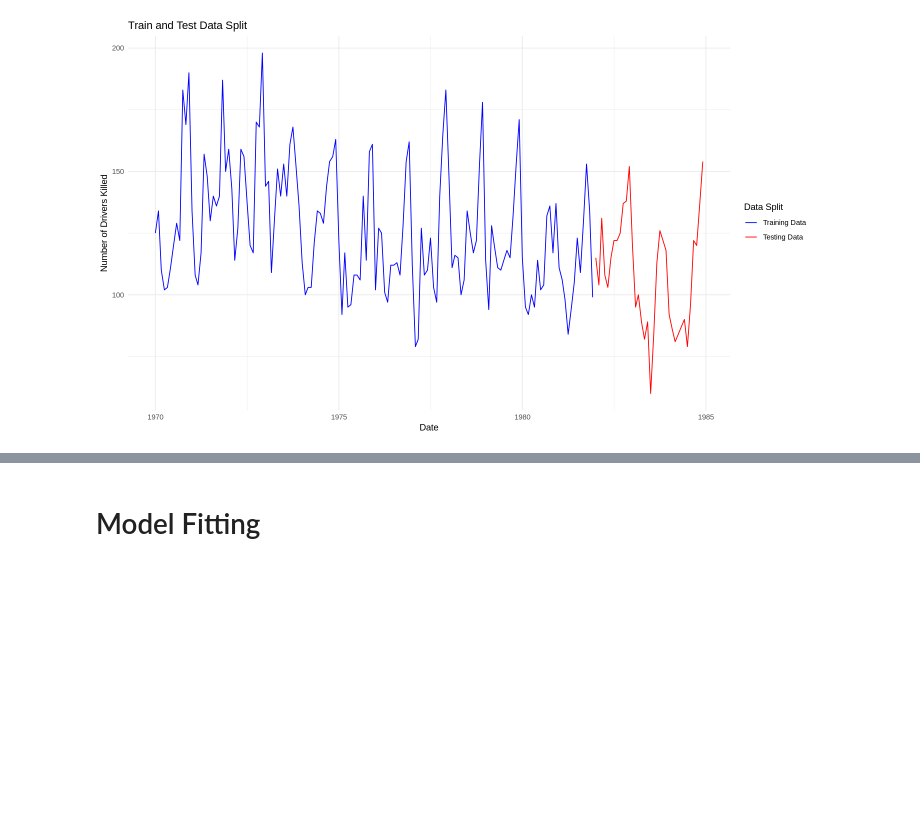
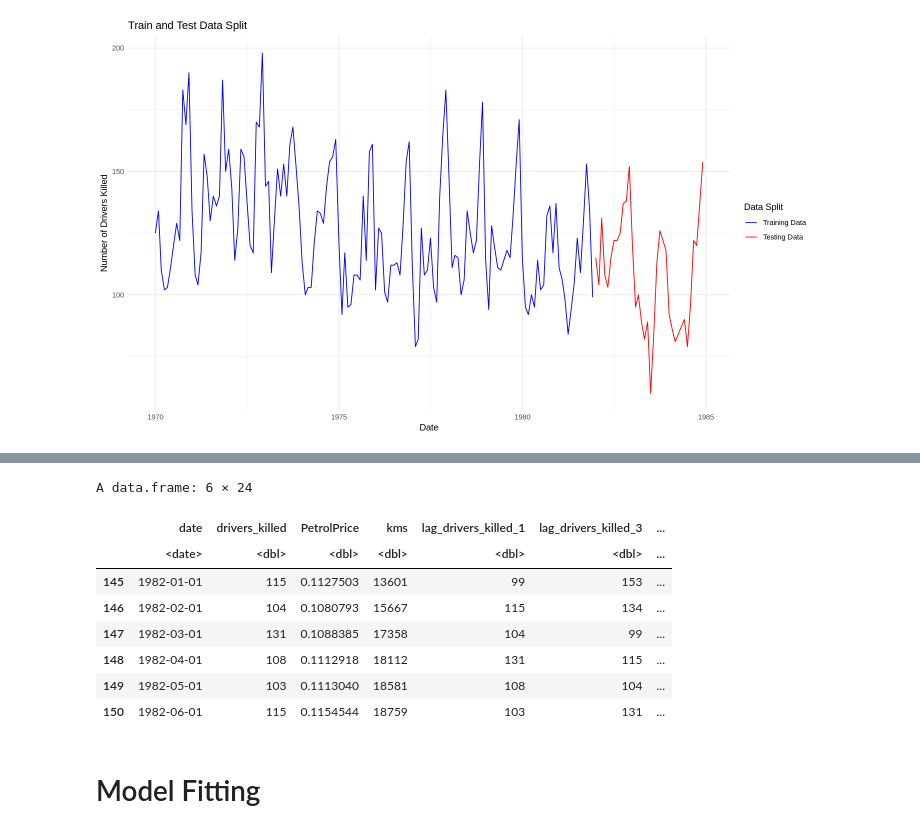
Before and after one commit to williamjowens/library-exploration, a Jupyter notebook: gamlss_count_data_forecasting.ipynb, the cells around one changed output, grey strips where cells are left out. Drawn from its saved outputs; the diff is of its cells as text; code cells hidden in the pictures; blank space fills up the shorter version.

```diff
--- a/gamlss_count_data_forecasting.ipynb
+++ b/gamlss_count_data_forecasting.ipynb
@@ -216,3 +237,23 @@ ggplot() +
+# %%
+# Use the spline basis functions from the training data to transform the test data
+spline_basis_test <- predict(spline_basis_train, newx = test_data$trend)
+spline_basis_test_df <- as.data.frame(spline_basis_test)
+colnames(spline_basis_test_df) <- colnames(spline_basis_train_df)
+
+# Combine the spline basis functions with the test data
+test_data <- cbind(test_data, spline_basis_test_df)
+
+head(test_data)
+# %% [output]
+A data.frame: 6 × 24
+|  | date | drivers_killed | PetrolPrice | kms | lag_drivers_killed_1 | lag_drivers_killed_3 | ... |
+|  | <date> | <dbl> | <dbl> | <dbl> | <dbl> | <dbl> | ... |
+| 145 | 1982-01-01 | 115 | 0.1127503 | 13601 | 99 | 153 | ... |
+| 146 | 1982-02-01 | 104 | 0.1080793 | 15667 | 115 | 134 | ... |
+| 147 | 1982-03-01 | 131 | 0.1088385 | 17358 | 104 | 99 | ... |
+| 148 | 1982-04-01 | 108 | 0.1112918 | 18112 | 131 | 115 | ... |
+| 149 | 1982-05-01 | 103 | 0.1113040 | 18581 | 108 | 104 | ... |
+| 150 | 1982-06-01 | 115 | 0.1154544 | 18759 | 103 | 131 | ... |
 # %% [markdown]
 # Model Fitting
 # %%
```
Also changed, not shown: parts of 20 cells of this notebook.
